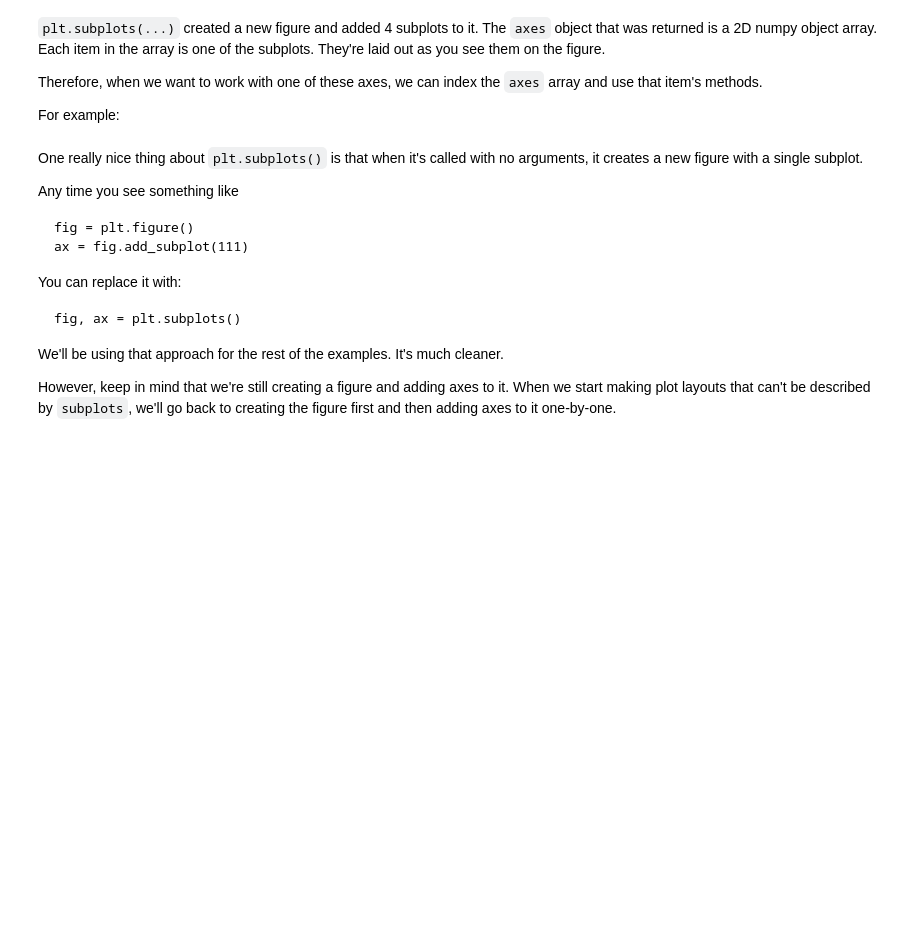
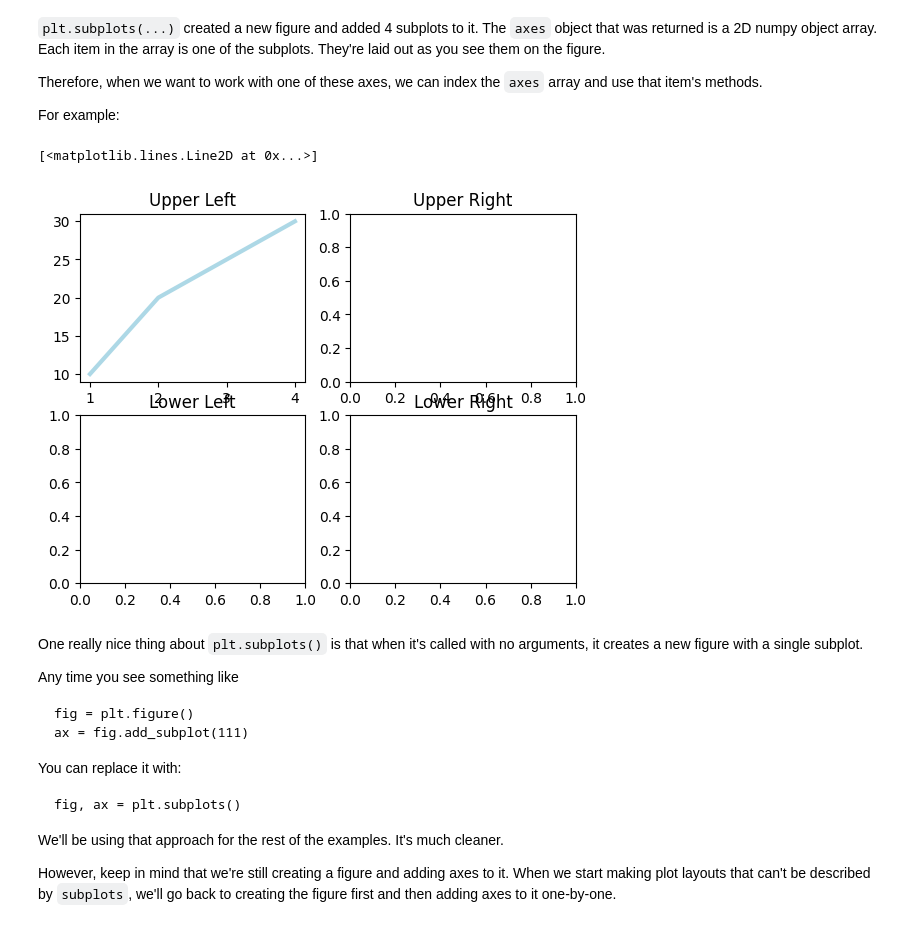
Before and after one commit to rschifan/avrc-2324, a Jupyter notebook: dataviz/tutorials/01-matplotlib/Part1-Figures_Subplots.ipynb, the cells around one changed output. Cells and saved outputs as stored; diff of their text form; code cells hidden in the pictures; blank space fills up the shorter version.

```diff
--- a/dataviz/tutorials/01-matplotlib/Part1-Figures_Subplots.ipynb
+++ b/dataviz/tutorials/01-matplotlib/Part1-Figures_Subplots.ipynb
@@ -416,14 +433,15 @@ For example:
 # %%
 fig, axes = plt.subplots(nrows=2, ncols=2)
 axes[0,0].set(title='Upper Left')
 axes[0,1].set(title='Upper Right')
 axes[1,0].set(title='Lower Left')
 axes[1,1].set(title='Lower Right')
 
-# To iterate over all items in a multidimensional numpy array, use the `flat` attribute
-for ax in axes.flat:
-    # Remove all xticks and yticks...
-    ax.set(xticks=[], yticks=[])
+
+axes[0,0].plot([1, 2, 3, 4], [10, 20, 25, 30], color='lightblue', linewidth=3)
+# %% [output]
+[<matplotlib.lines.Line2D at 0x...>]
+[figure, added]
 # %% [markdown]
 One really nice thing about `plt.subplots()` is that when it's called with no arguments, it creates a new figure with a single subplot.
 
```
Also changed, not shown: parts of 7 cells of this notebook, 33 other files.
